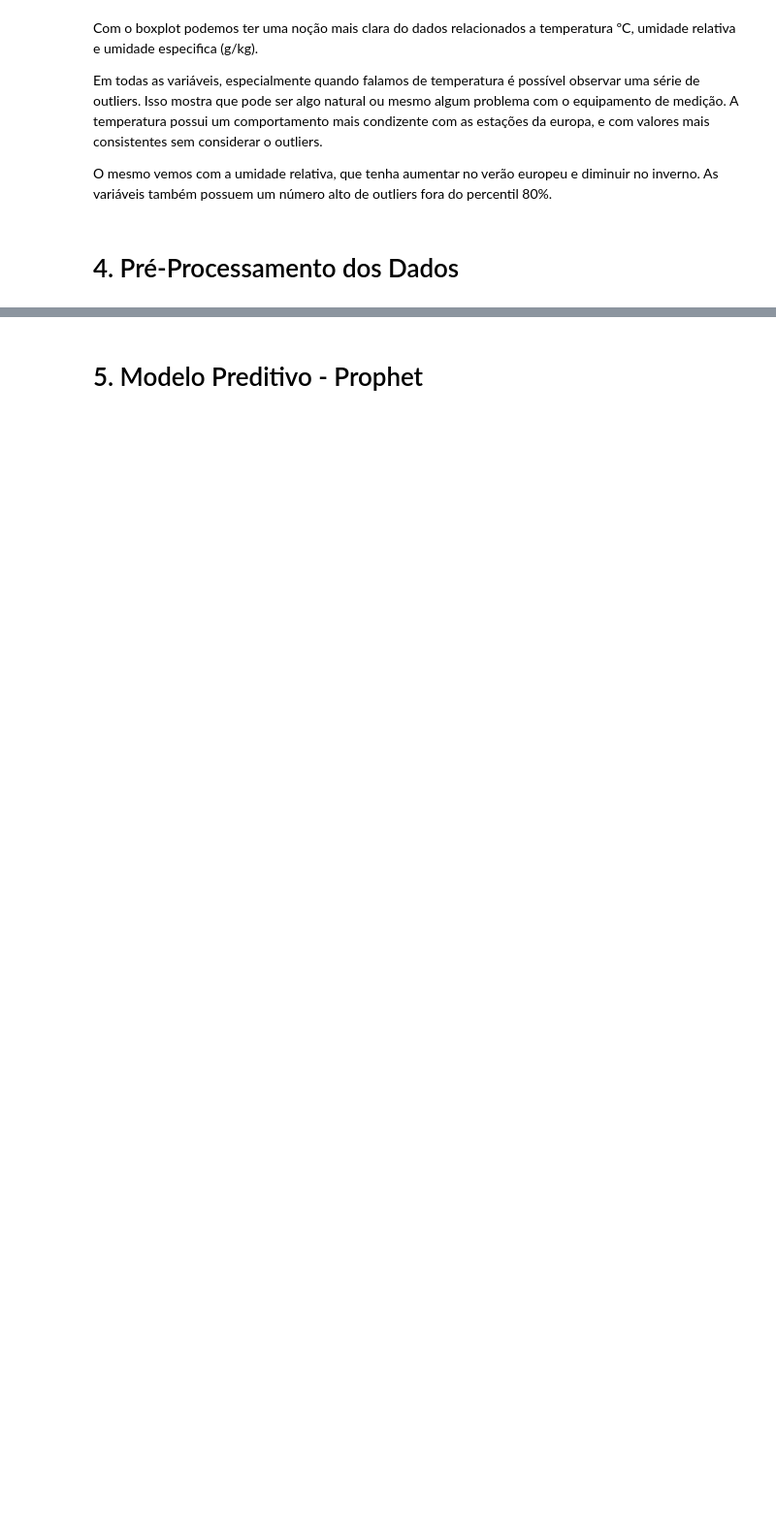
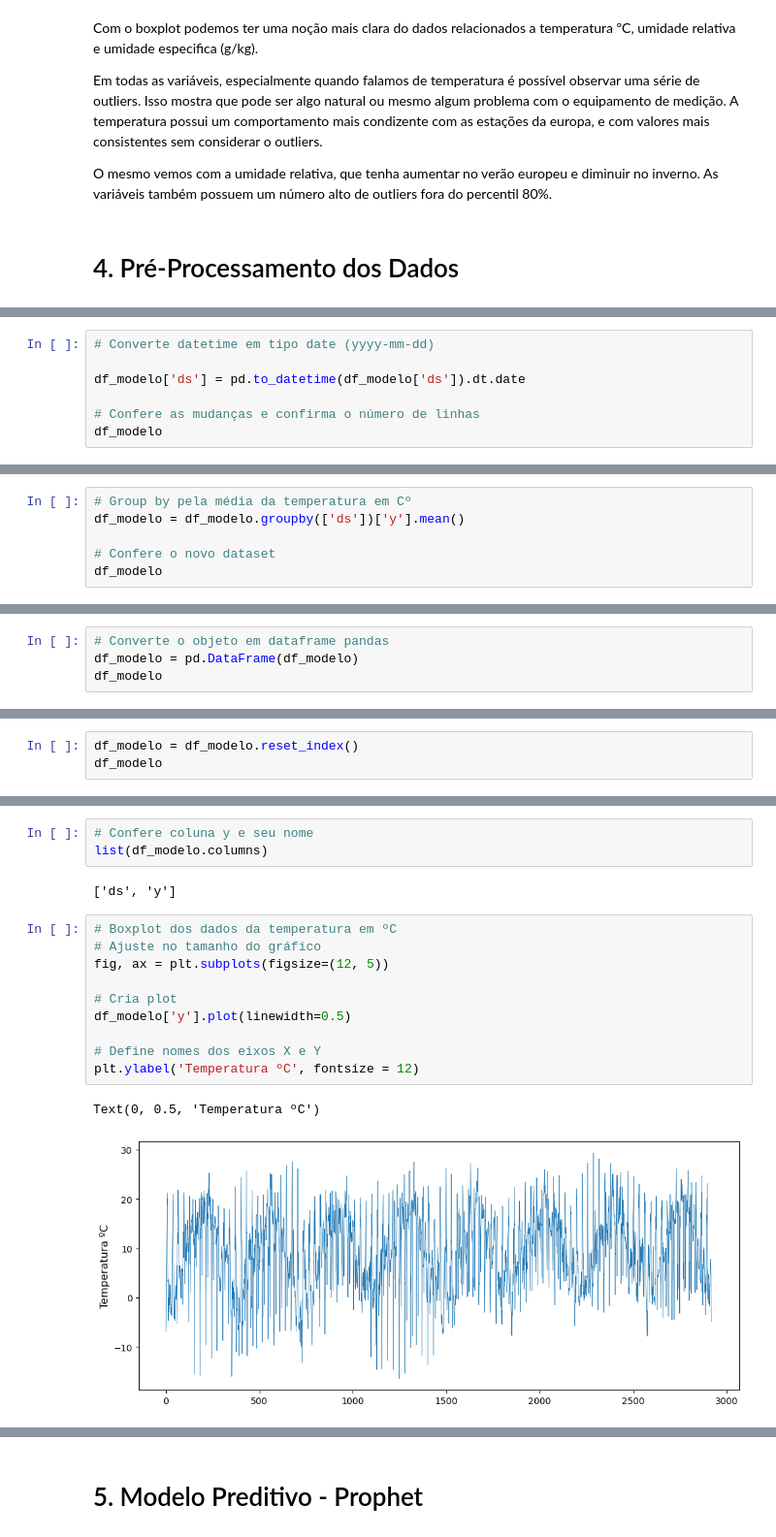
Before and after one commit to marcosmorais94/climate_forecast, a Jupyter notebook: climate_forecast_ml.ipynb, the cells around one changed output, grey strips where cells are left out. Shown at 97% size. Cells and saved outputs as stored; diff of their text form; blank space fills up the shorter version.

```diff
--- a/climate_forecast_ml.ipynb
+++ b/climate_forecast_ml.ipynb
@@ -221,0 +266,7 @@ https://www.dataquest.io/blog/tutorial-time-series-analysis-with-pandas/
+# %%
+# Converte datetime em tipo date (yyyy-mm-dd)
+
+df_modelo['ds'] = pd.to_datetime(df_modelo['ds']).dt.date
+
+# Confere as mudanças e confirma o número de linhas
+df_modelo
@@ -221,0 +287,6 @@ https://www.dataquest.io/blog/tutorial-time-series-analysis-with-pandas/
+# %%
+# Group by pela média da temperatura em Cº
+df_modelo = df_modelo.groupby(['ds'])['y'].mean()
+
+# Confere o novo dataset
+df_modelo
@@ -221,0 +307,4 @@ https://www.dataquest.io/blog/tutorial-time-series-analysis-with-pandas/
+# %%
+# Converte o objeto em dataframe pandas
+df_modelo = pd.DataFrame(df_modelo)
+df_modelo
@@ -221,0 +326,3 @@ https://www.dataquest.io/blog/tutorial-time-series-analysis-with-pandas/
+# %%
+df_modelo = df_modelo.reset_index()
+df_modelo
@@ -221,0 +343,18 @@ https://www.dataquest.io/blog/tutorial-time-series-analysis-with-pandas/
+# %%
+# Confere coluna y e seu nome
+list(df_modelo.columns)
+# %% [output]
+['ds', 'y']
+# %%
+# Boxplot dos dados da temperatura em ºC
+# Ajuste no tamanho do gráfico
+fig, ax = plt.subplots(figsize=(12, 5))
+
+# Cria plot
+df_modelo['y'].plot(linewidth=0.5)
+
+# Define nomes dos eixos X e Y
+plt.ylabel('Temperatura ºC', fontsize = 12)
+# %% [output]
+Text(0, 0.5, 'Temperatura ºC')
+[figure, added]
```
Also changed, not shown: parts of 31 cells of this notebook.
